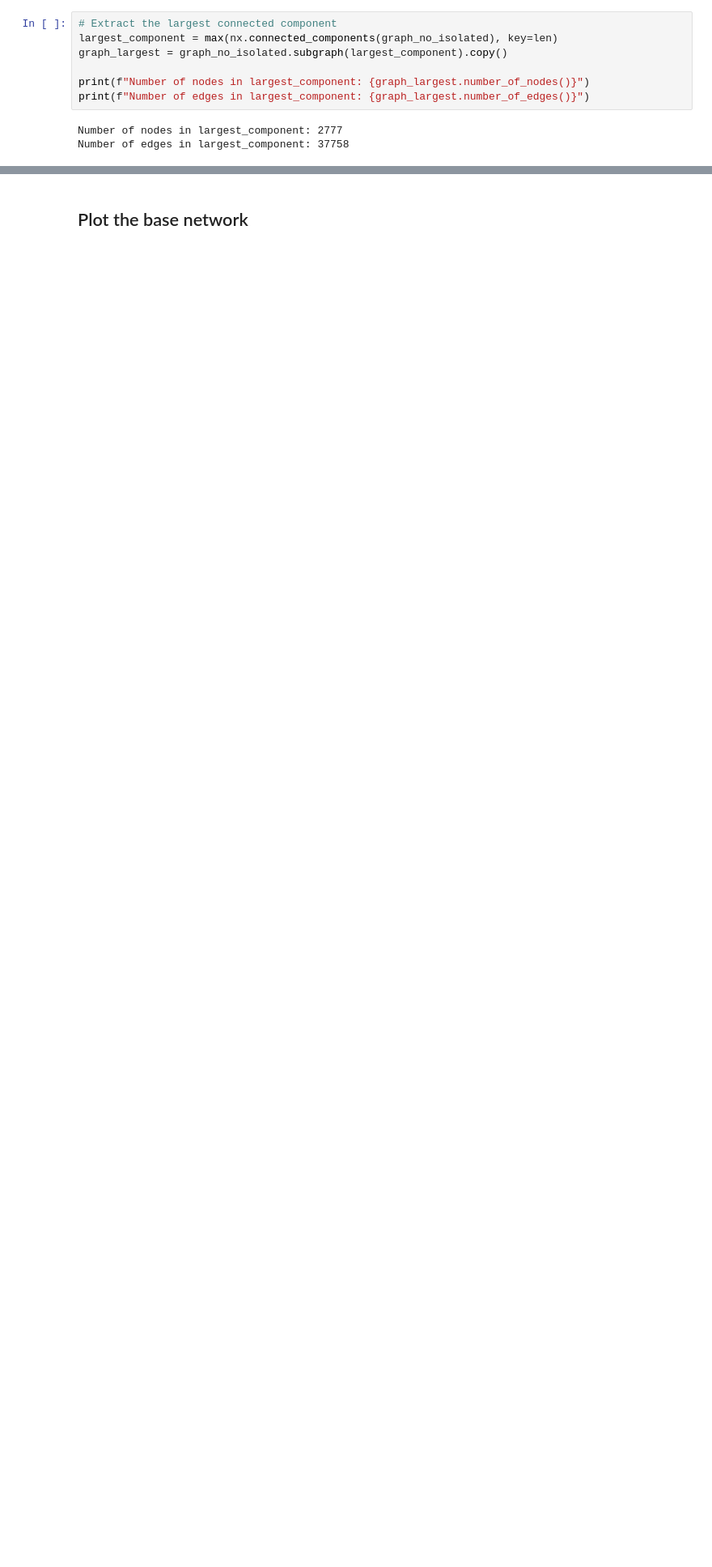
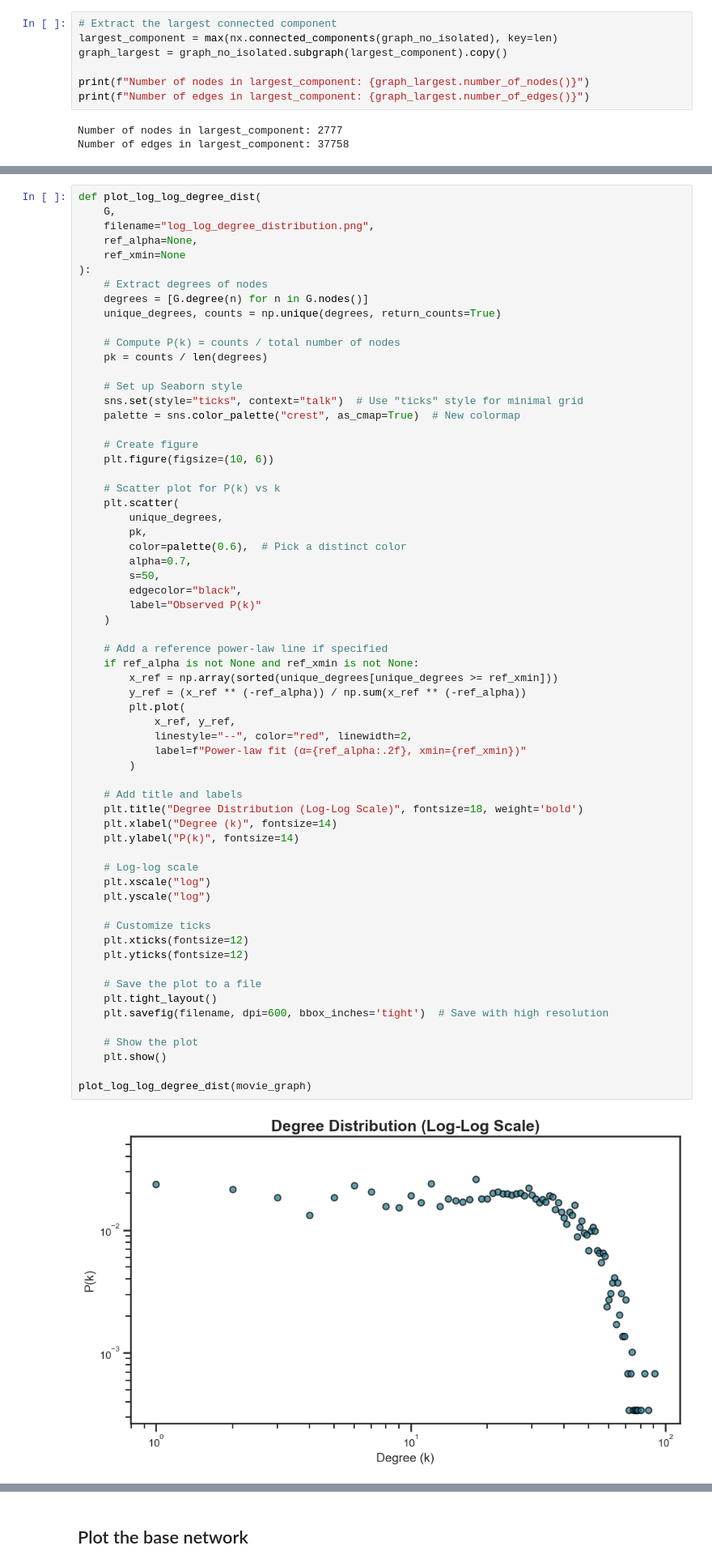
Before and after one commit to michalisdikaiopoulos/Movie-Success-And-Actor-Popularity-Correlation, a Jupyter notebook: ExtractData.ipynb, the cells around one changed output, grey strips where cells are left out. Shown: that part at 81% size. Cells and saved outputs as stored; diff of their text form; blank space fills up the shorter version.

```diff
--- a/ExtractData.ipynb
+++ b/ExtractData.ipynb
@@ -208,0 +240,65 @@ Number of edges in largest_component: 37758
+# %%
+def plot_log_log_degree_dist(
+    G,
+    filename="log_log_degree_distribution.png",
+    ref_alpha=None,
+    ref_xmin=None
+):
+    # Extract degrees of nodes
+    degrees = [G.degree(n) for n in G.nodes()]
+    unique_degrees, counts = np.unique(degrees, return_counts=True)
+
+    # Compute P(k) = counts / total number of nodes
+    pk = counts / len(degrees)
+
+    # Set up Seaborn style
+    sns.set(style="ticks", context="talk")  # Use "ticks" style for minimal grid
+    palette = sns.color_palette("crest", as_cmap=True)  # New colormap
+
+    # Create figure
+    plt.figure(figsize=(10, 6))
+
+    # Scatter plot for P(k) vs k
+    plt.scatter(
+        unique_degrees,
+        pk,
+        color=palette(0.6),  # Pick a distinct color
+        alpha=0.7,
+        s=50,
+        edgecolor="black",
+        label="Observed P(k)"
+    )
+
+    # Add a reference power-law line if specified
+    if ref_alpha is not None and ref_xmin is not None:
+        x_ref = np.array(sorted(unique_degrees[unique_degrees >= ref_xmin]))
+        y_ref = (x_ref ** (-ref_alpha)) / np.sum(x_ref ** (-ref_alpha))
+        plt.plot(
+            x_ref, y_ref,
+            linestyle="--", color="red", linewidth=2,
+            label=f"Power-law fit (α={ref_alpha:.2f}, xmin={ref_xmin})"
+        )
+
+    # Add title and labels
+    plt.title("Degree Distribution (Log-Log Scale)", fontsize=18, weight='bold')
+    plt.xlabel("Degree (k)", fontsize=14)
+    plt.ylabel("P(k)", fontsize=14)
+
+    # Log-log scale
+    plt.xscale("log")
+    plt.yscale("log")
+
+    # Customize ticks
+    plt.xticks(fontsize=12)
+    plt.yticks(fontsize=12)
+
+    # Save the plot to a file
+    plt.tight_layout()
+    plt.savefig(filename, dpi=600, bbox_inches='tight')  # Save with high resolution
+
+    # Show the plot
+    plt.show()
+
+plot_log_log_degree_dist(movie_graph)
+# %% [output]
+[figure, added]
```
Also changed, not shown: parts of 15 cells of this notebook.
